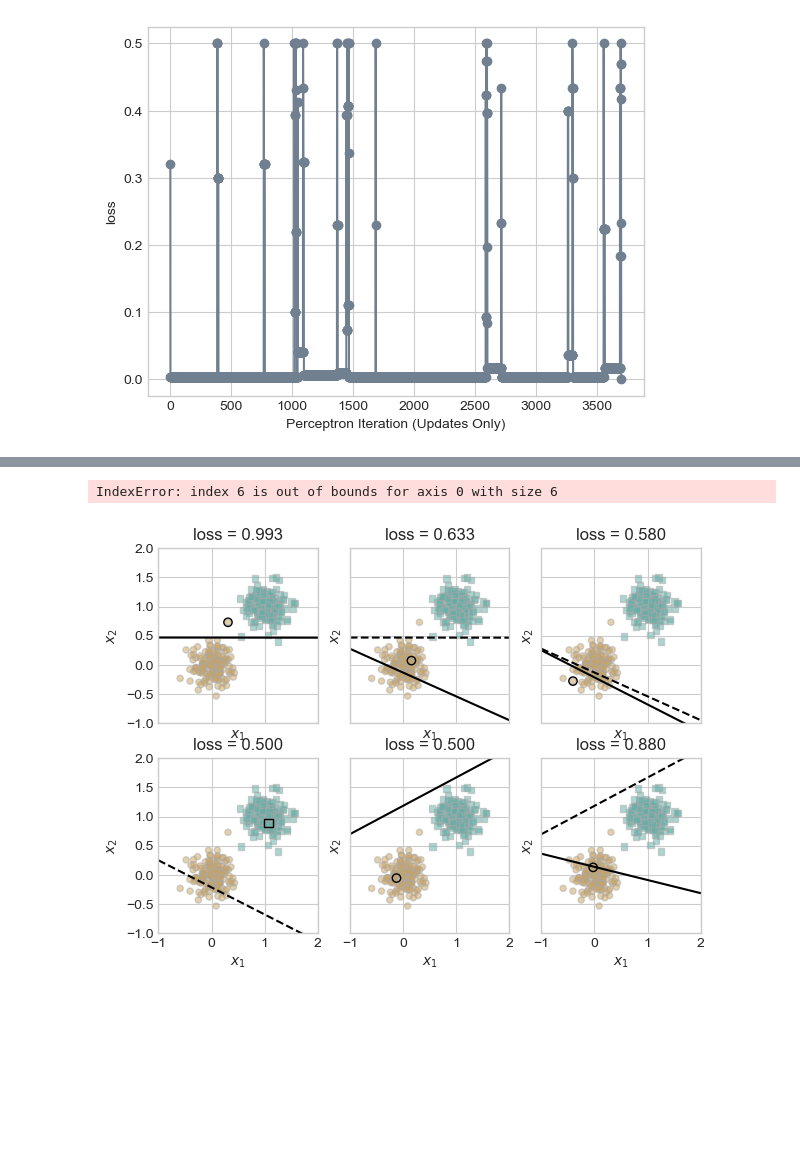
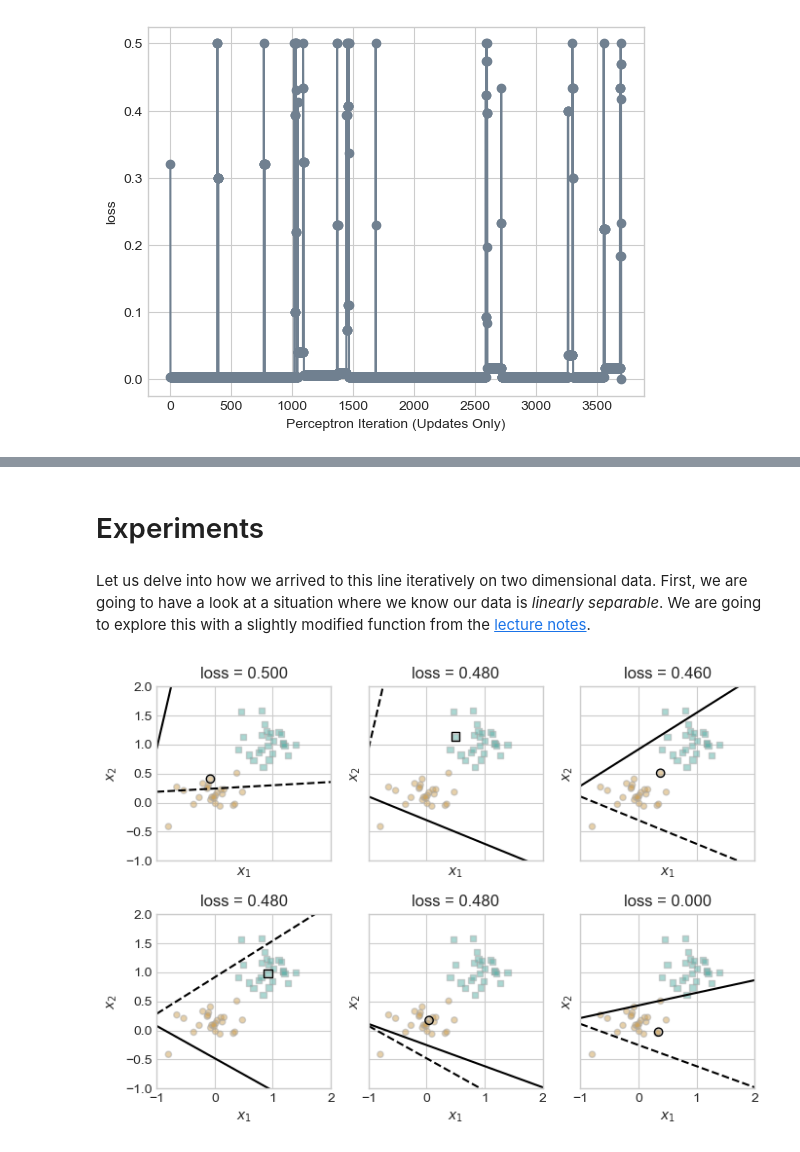
Before and after one commit to lawolff1702/lawolff1702.github.io, a Jupyter notebook: posts/Implementing the Perceptron Algorithm/index.ipynb, the cells around one changed output, grey strips where cells are left out. Saved outputs shown, nothing was run; the diff lists cells and outputs as text; code cells hidden in the pictures; blank space fills up the shorter version.

```diff
--- a/posts/Implementing the Perceptron Algorithm/index.ipynb
+++ b/posts/Implementing the Perceptron Algorithm/index.ipynb
@@ -105,4 +102,6 @@ def draw_line(w, x_min, x_max, ax, **kwargs):
     y = -(w_[0]*x + w_[2])/w_[1]
     l = ax.plot(x, y, **kwargs)
 
-p.w
+fig, ax = plt.subplots(1, 1, figsize = (4, 4))
+plot_perceptron_data(X, y, ax)
+draw_line(p.w, x_min = -1, x_max = 2, ax = ax, color = "black")
@@ -109,52 +110,53 @@ p.w
+# %% [markdown]
+# Experiments
+# %% [markdown]
+Let us delve into how we arrived to this line iteratively on two dimensional data. First, we are going to have a look at a situation where we know our data is *linearly separable*. We are going to explore this with a slightly modified function from the [lecture notes](https://www.philchodrow.prof/ml-notes/chapters/20-perceptron.html#fig-demonstration).
 # %%
-torch.manual_seed(1234567)
+torch.manual_seed(3141)
+X, y = perceptron_data(n_points=50, noise=0.3)
+n = X.shape[0]
 
 # initialize a perceptron
 p = Perceptron()
 opt = PerceptronOptimizer(p)
 p.loss(X, y)
 
-# set up the figure
-plt.rcParams["figure.figsize"] = (7, 5)
-fig, axarr = plt.subplots(2, 3, sharex = True, sharey = True)
-markers = ["o", ","]
-marker_map = {-1 : 0, 1 : 1}
-
-# initialize for main loop
-current_ax = 0
-loss = 1
+plot_data = []
 loss_vec = []
 
+loss = 1
 while loss > 0:
-    ax = axarr.ravel()[current_ax]
-
-    # save the old value of w for plotting later
-    old_w = torch.clone(p.w)
-
-    # make an optimization step -- this is where the update actually happens
-    # now p.w is the new value
-
-    i = torch.randint(n, size = (1,))
-    x_i = X[[i],:]
+    i = torch.randint(n, size=(1,))
+    x_i = X[[i], :]
     y_i = y[i]
     local_loss = p.loss(x_i, y_i).item()
 
     if local_loss > 0:
+        old_w = torch.clone(p.w)
         opt.step(x_i, y_i)
-    # if a change was made, plot the old and new decision boundaries
-    # also add the new loss to loss_vec for plotting below
-    if local_loss > 0:
-        plot_perceptron_data(X, y, ax)
-        draw_line(old_w, x_min = -1, x_max = 2, ax = ax, color = "black", linestyle = "dashed")
         loss = p.loss(X, y).item()
+
         loss_vec.append(loss)
-        draw_line(p.w, x_min = -1, x_max = 2, ax = ax, color = "black")
-        ax.scatter(X[i,0],X[i,1], color = "black", facecolors = "none", edgecolors = "black", marker = markers[marker_map[2*(y[i].item())-1]])
-        # draw_line(w, -10, 10, ax, color = "black")
-        ax.set_title(f"loss = {loss:.3f}")
-        ax.set(xlim = (-1, 2), ylim = (-1, 2))
-        current_ax += 1
+        plot_data.append((old_w, torch.clone(p.w), i, loss))
+
+
+plt.rcParams["figure.figsize"] = (7, 5)
+fig, axarr = plt.subplots(2, 3, sharex=True, sharey=True)
+markers = ["o", ","]
+marker_map = {-1: 0, 1: 1}
+
+plot_data = plot_data[-6:]
+
+for current_ax, (old_w, new_w, i, loss) in enumerate(plot_data):
+    ax = axarr.ravel()[current_ax]
+    plot_perceptron_data(X, y, ax)
+    draw_line(old_w, x_min=-1, x_max=2, ax=ax, color="black", linestyle="dashed")
+    draw_line(new_w, x_min=-1, x_max=2, ax=ax, color="black")
+    ax.scatter(X[i, 0], X[i, 1], color="black", facecolors="none", edgecolors="black",
+               marker=markers[marker_map[2 * (y[i].item()) - 1]])
+    ax.set_title(f"loss = {loss:.3f}")
+    ax.set(xlim=(-1, 2), ylim=(-1, 2))
+
 plt.tight_layout()
 # %% [output]
-IndexError: index 6 is out of bounds for axis 0 with size 6
-[figure, old version]
+[figure, new version]
```
Also changed, not shown: parts of 19 cells of this notebook, 17 other files.
